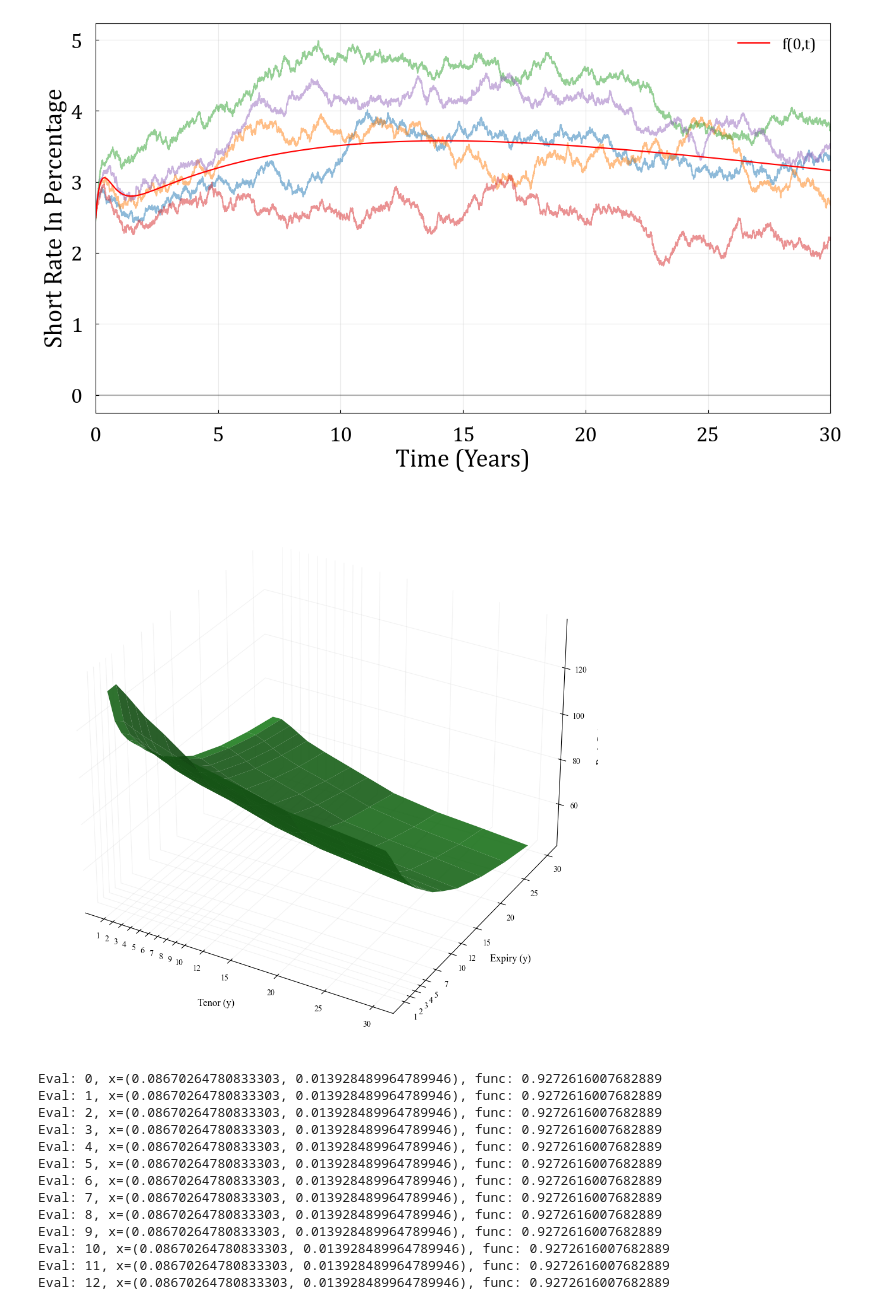
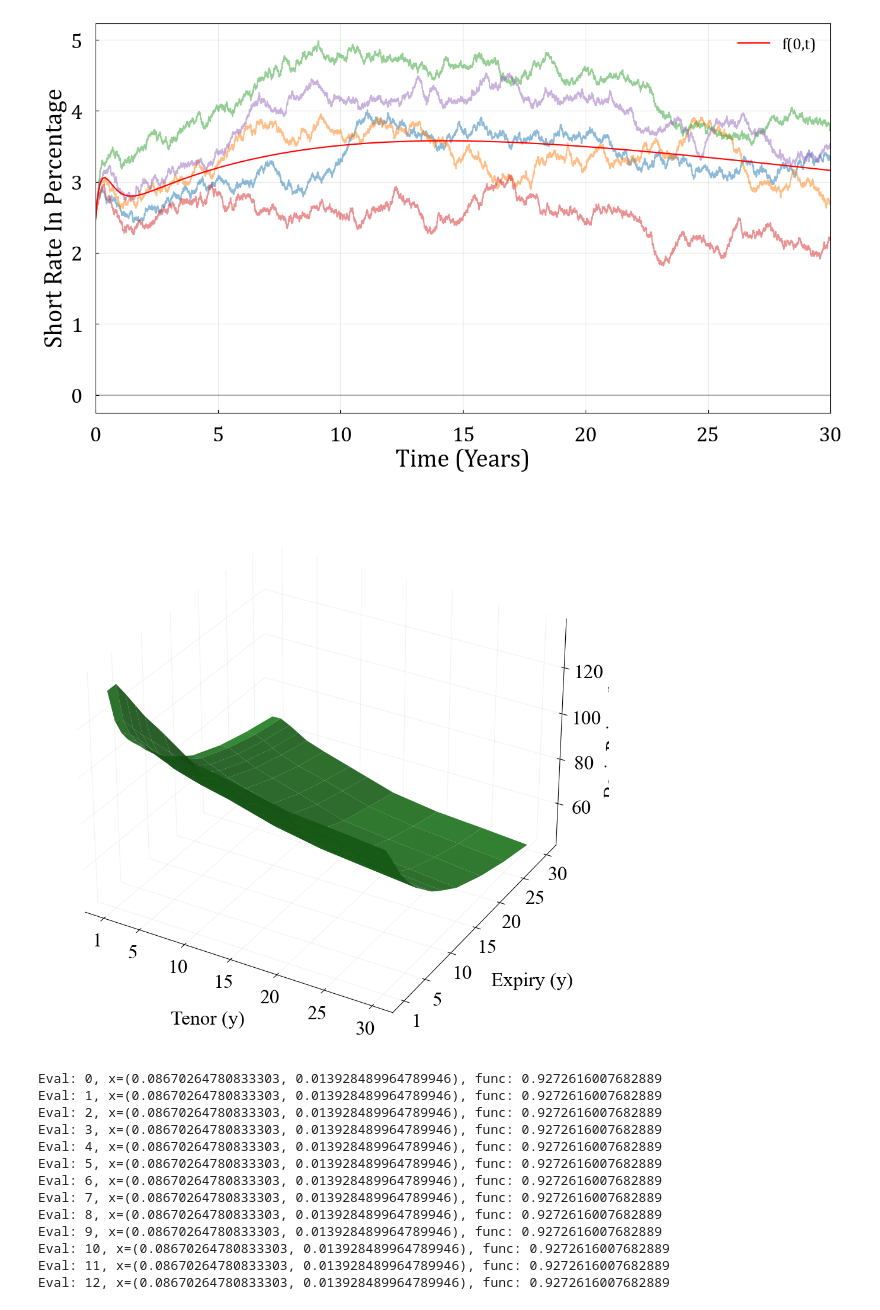
Before and after one commit to Eskild-afk/MasterThesis, a Jupyter notebook: quikMaths.ipynb, the cells around one changed output. Saved outputs shown, nothing was run; the diff lists cells and outputs as text; code cells hidden in the pictures.

```diff
--- a/quikMaths.ipynb
+++ b/quikMaths.ipynb
@@ -102,46 +102,50 @@ def monthoryear(x):
 # plt.show()
 
 fig = plt.figure(figsize=(12,12))
 X,Y = np.meshgrid(impliedVol.columns/12, impliedVol.index/12)
 
 
 ax = fig.add_subplot(111, projection='3d')
 ax.plot_surface(X,Y,impliedVol.values, alpha=0.9, color='limegreen')
-#ax.set_xlabel('Expiry')
 ax.set_xticks((straddlesobs.index/12))
-ax.set_xticklabels([monthoryear(x) for x in straddlesobs.index])
-ax.set_xticklabels([int(x/12) for x in straddlesobs.index])
-#ax.set_ylabel('Tenor')
+ax.set_xticks((1, 5, 10, 15, 20, 25, 30))
+#ax.set_xticklabels([monthoryear(x) for x in straddlesobs.index])
+#ax.set_xticklabels([int(x/12) for x in straddlesobs.index])
 ax.set_zlabel('Implied Volatility')
 ax.zaxis.labelpad=-0.7
 ax.set_yticks(straddlesobs.columns/12)
-ax.set_yticklabels([f'{int(x/12)}Y' for x in straddlesobs.columns])
-ax.set_yticklabels([int(x/12) for x in straddlesobs.columns])
+ax.set_yticks((1, 5, 10, 15, 20, 25, 30))
+ax.tick_params(labelsize=24, pad = 5, direction = 'out')
+#ax.tick_params(axis='y', labelsize=24, pad = 5)
+ax.tick_params(axis='z', labelsize=24, pad = 10)
+#ax.set_yticklabels([f'{int(x/12)}Y' for x in straddlesobs.columns])
+#ax.set_yticklabels([int(x/12) for x in straddlesobs.columns])
+
 #Background
 ax.xaxis.pane.fill = False
 ax.yaxis.pane.fill = False
 ax.zaxis.pane.fill = False
 
 ax.view_init(30, 300)
 
 ax.xaxis.pane.set_edgecolor('w')
 ax.yaxis.pane.set_edgecolor('w')
 ax.zaxis.pane.set_edgecolor('w')
 #Labelling
 ax.xaxis.set_rotate_label(False)
 ax.yaxis.set_rotate_label(False)
 
-ax.xaxis.labelpad = 15
-ax.yaxis.labelpad = 15
-ax.zaxis.labelpad = 10
+ax.xaxis.labelpad = 30
+ax.yaxis.labelpad = 40
+ax.zaxis.labelpad = 20
 
-ax.set_xlabel('Tenor (y)', fontsize = 12, rotation = 0)
-ax.set_ylabel('Expiry (y)', fontsize = 12, rotation = 0)
-ax.set_zlabel('Basis Points (bps)', fontsize = 12)
+ax.set_xlabel('Tenor (y)', fontsize = 24, rotation = 0)
+ax.set_ylabel('Expiry (y)', fontsize = 24, rotation = 0)
+ax.set_zlabel('Basis Points (bps)', fontsize = 24)
 
 plt.savefig(f'./Graphs/Implied_Volatility.png')
 # %% [output]
-[figure, old version]
+[figure, new version]
 # %%
 from scipy.optimize import minimize, basinhopping, fsolve
 def HullWhiteOptimizer(reversion,volatility, observedP, observedK):
```
Also changed, not shown: parts of 1 cell of this notebook, 2 other files.
